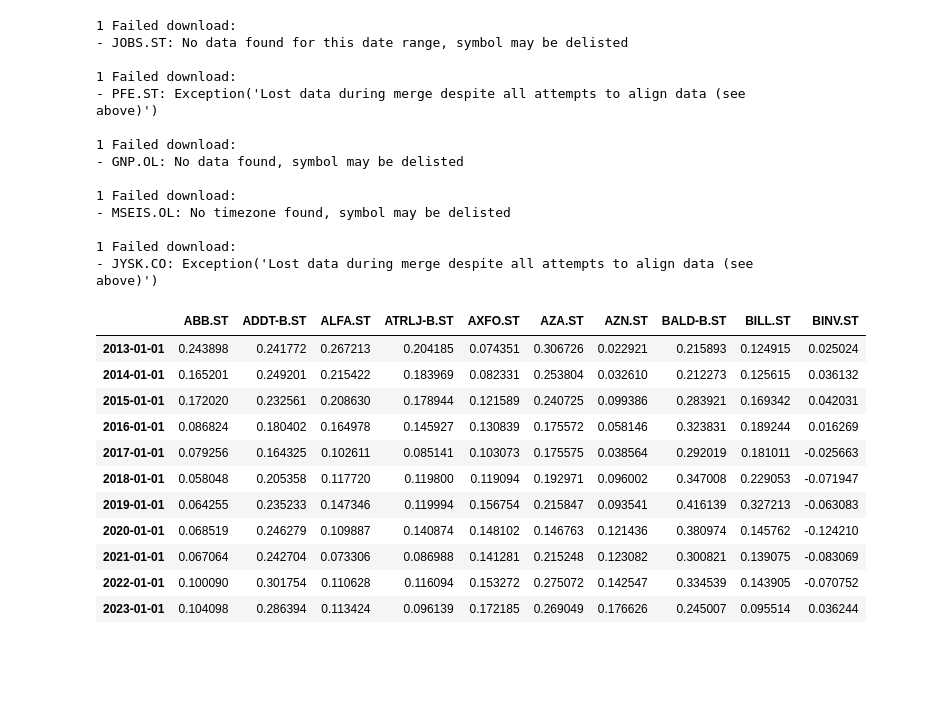
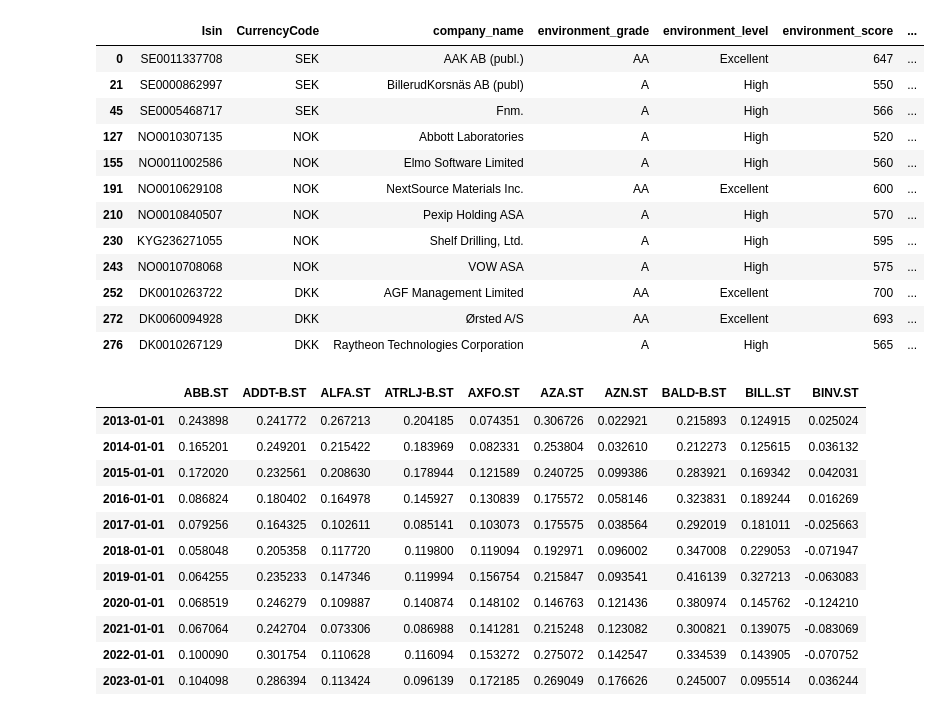
Before and after one commit to NicolaiVArends/BachelorThesis, a Jupyter notebook: optimising_portfolio.ipynb, the cells around one changed output. Cells and saved outputs as stored; diff of their text form; code cells hidden in the pictures; blank space fills up the shorter version.

```diff
--- a/optimising_portfolio.ipynb
+++ b/optimising_portfolio.ipynb
@@ -11,26 +14,27 @@ import yfinance as yf
 from scipy.optimize import Bounds, LinearConstraint
 from pypfopt.expected_returns import mean_historical_return
 # %%
-esg_data = esg_score_weight(pd.read_excel('data/ESG_DATA.xlsx'), np.array([1/3,1/3,1/3]))
+esg_data = esg_score_weight(pd.read_excel('data/ESG_DATA.xlsx'), np.array([1/3,1/3,1/3]), 400.0)
 full_data = stock_monthly_close(esg_data, dates=('2003-01-01','2023-01-01'))
 prices, esg = seperate_full_data(full_data)
 #prices = currency_rates(prices)
 #prices = pd.read_csv('data/PRICES.csv')
-# %% [output]
-1 Failed download:
-- JOBS.ST: No data found for this date range, symbol may be delisted
-
-1 Failed download:
-- PFE.ST: Exception('Lost data during merge despite all attempts to align data (see above)')
-
-1 Failed download:
-- GNP.OL: No data found, symbol may be delisted
-
-1 Failed download:
-- MSEIS.OL: No timezone found, symbol may be delisted
-
-1 Failed download:
-- JYSK.CO: Exception('Lost data during merge despite all attempts to align data (see above)')
+# %%
+esg_data
+# %% [output]
+|  | Isin | CurrencyCode | company_name | environment_grade | environment_level | environment_score | ... |
+| 0 | SE0011337708 | SEK | AAK AB (publ.) | AA | Excellent | 647 | ... |
+| 21 | SE0000862997 | SEK | BillerudKorsnäs AB (publ) | A | High | 550 | ... |
+| 45 | SE0005468717 | SEK | Fnm. | A | High | 566 | ... |
+| 127 | NO0010307135 | NOK | Abbott Laboratories | A | High | 520 | ... |
+| 155 | NO0011002586 | NOK | Elmo Software Limited | A | High | 560 | ... |
+| 191 | NO0010629108 | NOK | NextSource Materials Inc. | AA | Excellent | 600 | ... |
+| 210 | NO0010840507 | NOK | Pexip Holding ASA | A | High | 570 | ... |
+| 230 | KYG236271055 | NOK | Shelf Drilling, Ltd. | A | High | 595 | ... |
+| 243 | NO0010708068 | NOK | VOW ASA | A | High | 575 | ... |
+| 252 | DK0010263722 | DKK | AGF Management Limited | AA | Excellent | 700 | ... |
+| 272 | DK0060094928 | DKK | Ørsted A/S | AA | Excellent | 693 | ... |
+| 276 | DK0010267129 | DKK | Raytheon Technologies Corporation | A | High | 565 | ... |
 # %%
 prices = filter_prices(prices, 0, 10)
 returns_pct_change = pct_returns_from_prices(prices)
```
Also changed, not shown: parts of 7 cells of this notebook, 2 other files.
